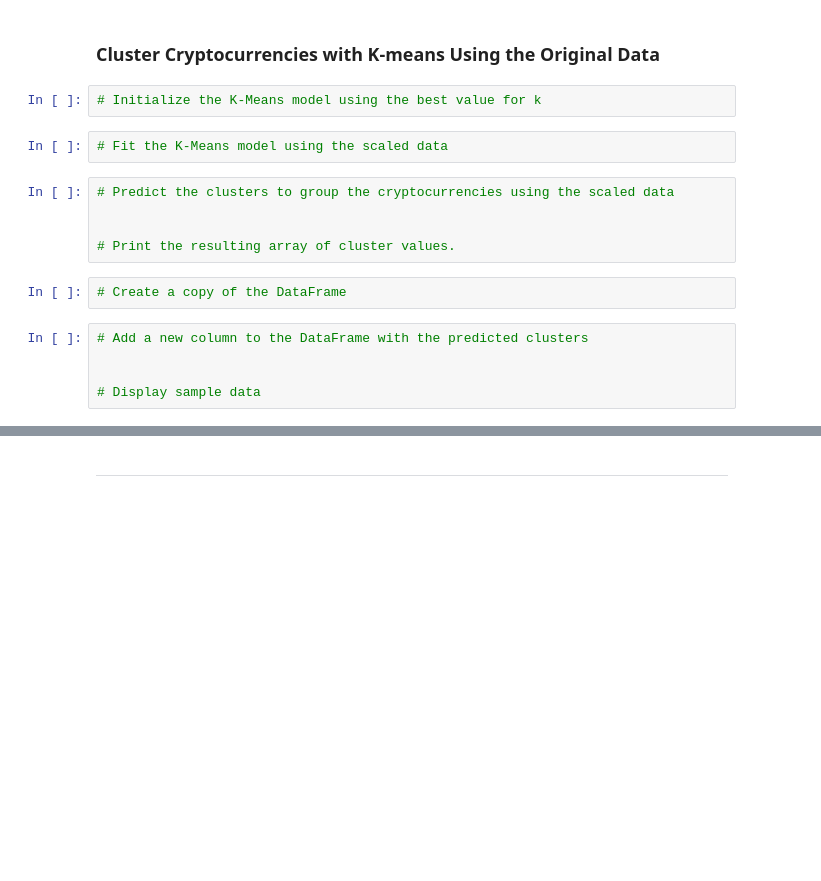
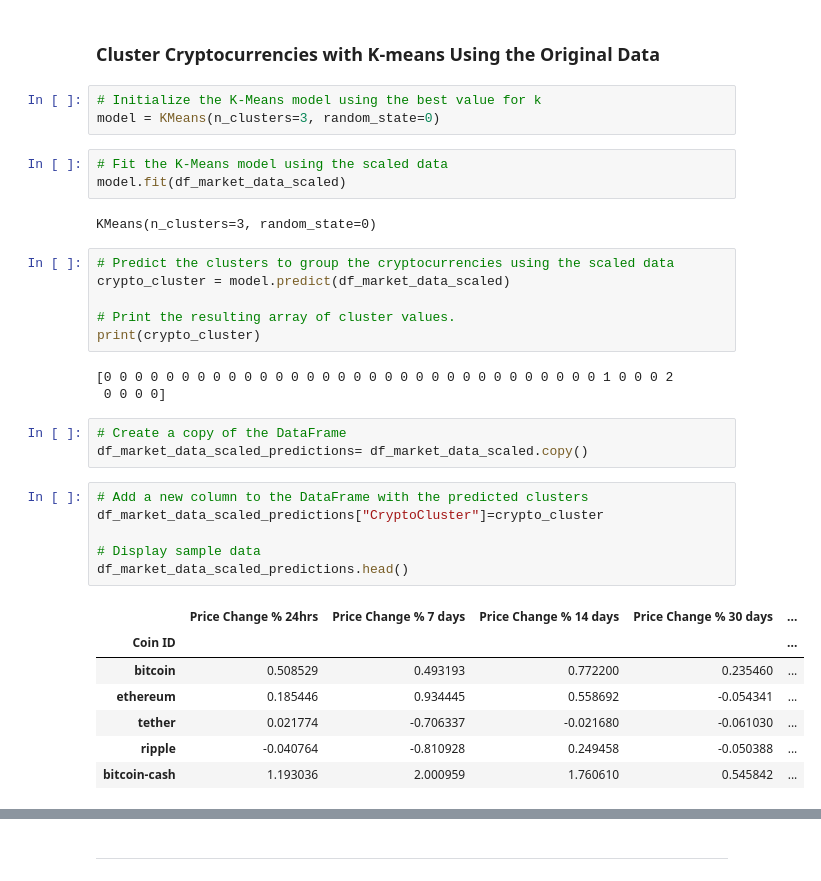
Before and after one commit to ArmsOfAlbert/CryptoClustering, a Jupyter notebook: Crypto_Clustering.ipynb, the cells around one changed output, grey strips where cells are left out. Cells and saved outputs as stored; diff of their text form; blank space fills up the shorter version.

```diff
--- a/Crypto_Clustering.ipynb
+++ b/Crypto_Clustering.ipynb
@@ -104,20 +136,38 @@ print(df_market_data.head())
 ### Cluster Cryptocurrencies with K-means Using the Original Data
 # %%
 # Initialize the K-Means model using the best value for k
+model = KMeans(n_clusters=3, random_state=0)
 # %%
 # Fit the K-Means model using the scaled data
+model.fit(df_market_data_scaled)
+# %% [output]
+KMeans(n_clusters=3, random_state=0)
 # %%
 # Predict the clusters to group the cryptocurrencies using the scaled data
-
+crypto_cluster = model.predict(df_market_data_scaled)
 
 # Print the resulting array of cluster values.
+print(crypto_cluster)
+# %% [output]
+[0 0 0 0 0 0 0 0 0 0 0 0 0 0 0 0 0 0 0 0 0 0 0 0 0 0 0 0 0 0 0 0 1 0 0 0 2
+ 0 0 0 0]
 # %%
 # Create a copy of the DataFrame
+df_market_data_scaled_predictions= df_market_data_scaled.copy()
 # %%
 # Add a new column to the DataFrame with the predicted clusters
-
+df_market_data_scaled_predictions["CryptoCluster"]=crypto_cluster
 
 # Display sample data
+df_market_data_scaled_predictions.head()
+# %% [output]
+|  | Price Change % 24hrs | Price Change % 7 days | Price Change % 14 days | Price Change % 30 days | ... |
+| Coin ID |  |  |  |  | ... |
+| bitcoin | 0.508529 | 0.493193 | 0.772200 | 0.235460 | ... |
+| ethereum | 0.185446 | 0.934445 | 0.558692 | -0.054341 | ... |
+| tether | 0.021774 | -0.706337 | -0.021680 | -0.061030 | ... |
+| ripple | -0.040764 | -0.810928 | 0.249458 | -0.050388 | ... |
+| bitcoin-cash | 1.193036 | 2.000959 | 1.760610 | 0.545842 | ... |
 # %%
 # Create a scatter plot using hvPlot by setting
 # `x="price_change_percentage_24h"` and `y="price_change_percentage_7d"`.
```
Also changed, not shown: parts of 28 cells of this notebook.
